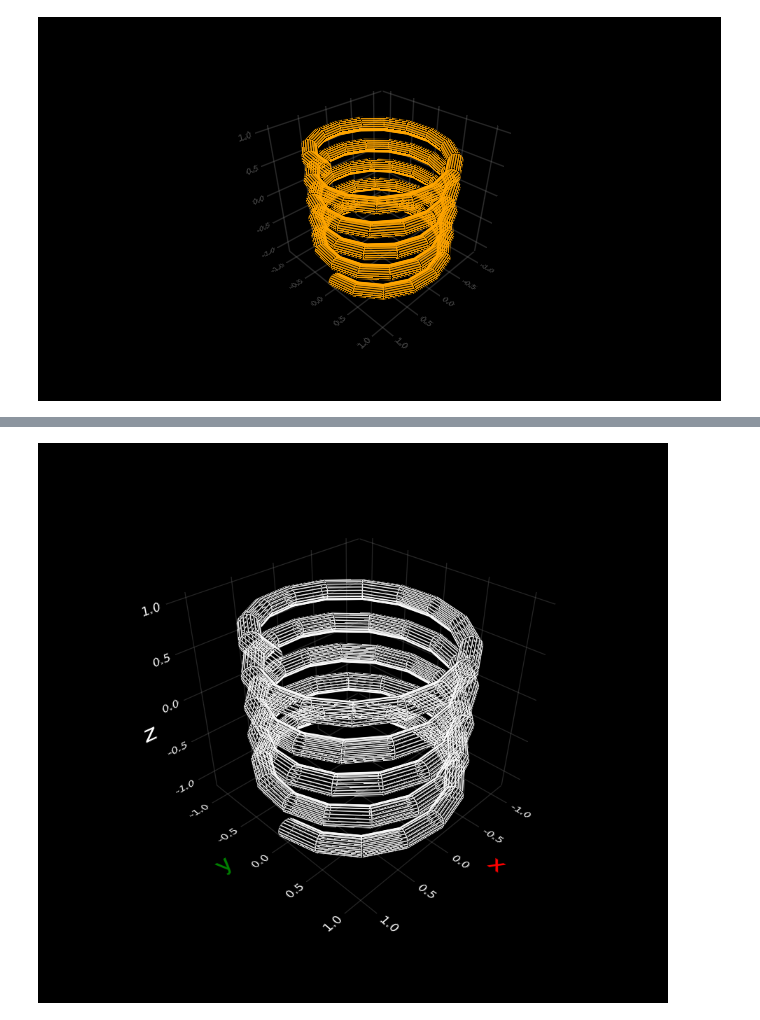
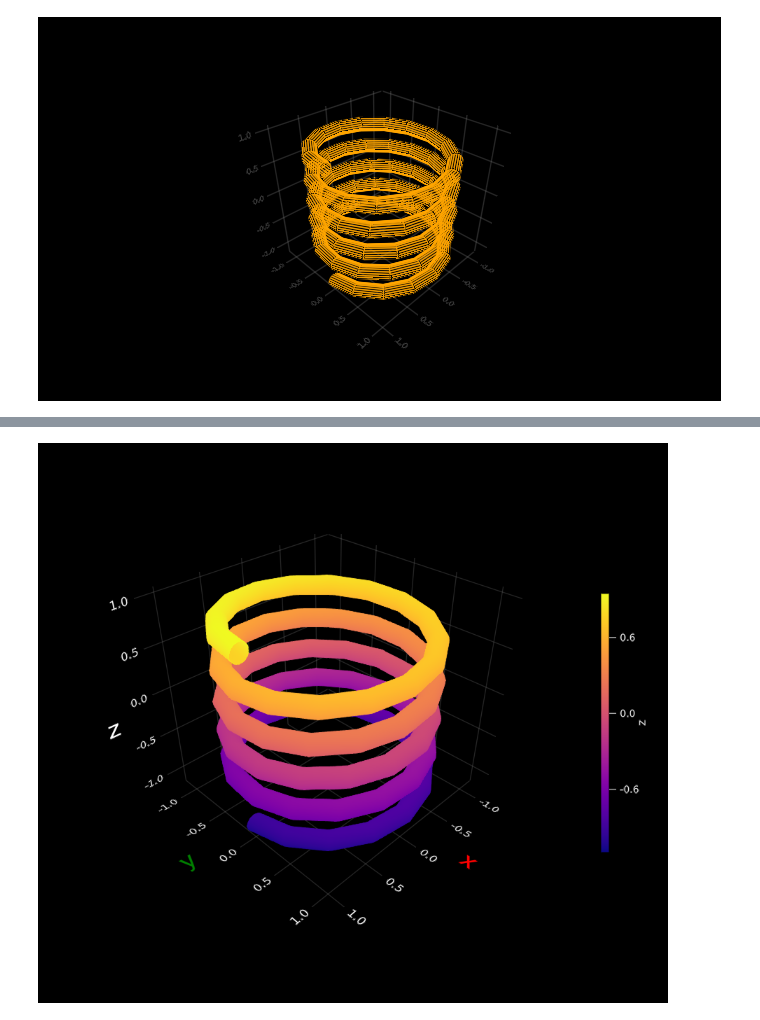
Before and after one commit to lazarusA/MakieNotebooks, a Jupyter notebook: MakieBlack.ipynb, the cells around one changed output, grey strips where cells are left out. Saved outputs shown, nothing was run; the diff lists cells and outputs as text; code cells hidden in the pictures.

```diff
--- a/MakieBlack.ipynb
+++ b/MakieBlack.ipynb
@@ -189,3 +213,32 @@ z = [0.1*(sin(v) + u/1.7 - 10) for u in U, v in V];
 wireframe(x,y,z, color = :orange)
 # %% [output]
 [figure]
+# %%
+using GLMakie, ColorSchemes, Colors
+
+U  = LinRange(0,10π, 80)
+V = LinRange(0,2π, 20)
+x = [(1-0.1*cos(v))*cos(u) for u in U, v in V]
+y = [(1-0.1*cos(v))*sin(u) for u in U, v in V]
+z = [0.1*(sin(v) + u/1.7 - 10) for u in U, v in V];
+
+fig = Figure(resolution = (900, 800))
+ax = LScene(fig, scenekw = (camera = cam3d!, show_axis = true))
+line3d = wireframe!(x,y,z, color = :white)
+
+axis = ax.scene[OldAxis]
+axis[:names, :axisnames] = ("x", "y", "z")
+tstyle = axis[:names] #  get the nested attributes and work directly with them
+
+tstyle[:textsize] = 12
+tstyle[:textcolor] = (:red, :green, :white)
+tstyle[:font] = "helvetica"
+tstyle[:gap] = 5
+axis[:ticks][:textcolor] = :white
+axis[:ticks][:textsize] = 5
+#cbar = Colorbar(fig, line3d, label = "z",ticklabelsize = 12,
+#    width = 12, height = Relative(2/4), tickalign=0)
+fig[1, 1] = ax
+#fig[1, 2] = cbar
+#save("./results/FigWire.png", fig, px_per_unit = 1)
+fig
@@ -192,25 +247,23 @@ wireframe(x,y,z, color = :orange)
 # %%
-using GLMakie, ColorSchemes, Colors
-
 fig = Figure(resolution = (900, 800))
 ax = LScene(fig, scenekw = (camera = cam3d!, show_axis = true))
-line3d = wireframe!(x,y,z, color = :white)
+line3d = surface!(ax, x, y, z, colormap = :plasma, shading=false)
 
 axis = ax.scene[OldAxis]
 axis[:names, :axisnames] = ("x", "y", "z")
 tstyle = axis[:names] #  get the nested attributes and work directly with them
 
 tstyle[:textsize] = 12
 tstyle[:textcolor] = (:red, :green, :white)
 tstyle[:font] = "helvetica"
 tstyle[:gap] = 5
 axis[:ticks][:textcolor] = :white
 axis[:ticks][:textsize] = 5
-#cbar = Colorbar(fig, line3d, label = "z",ticklabelsize = 12,
-#    width = 12, height = Relative(2/4), tickalign=0)
+cbar = Colorbar(fig, line3d, label = "z",ticklabelsize = 14,
+    width = 12, height = Relative(2/4), tickalign=0)
 fig[1, 1] = ax
-#fig[1, 2] = cbar
-save("./results/FigWire.png", fig, px_per_unit = 1)
+fig[1, 2] = cbar
+#save("./results/FigWireSurf.png", fig, px_per_unit = 1)
 fig
 # %% [output]
-[figure, old version]
+[figure, new version]
```
Also changed, not shown: parts of 8 cells of this notebook, 49 other files.
